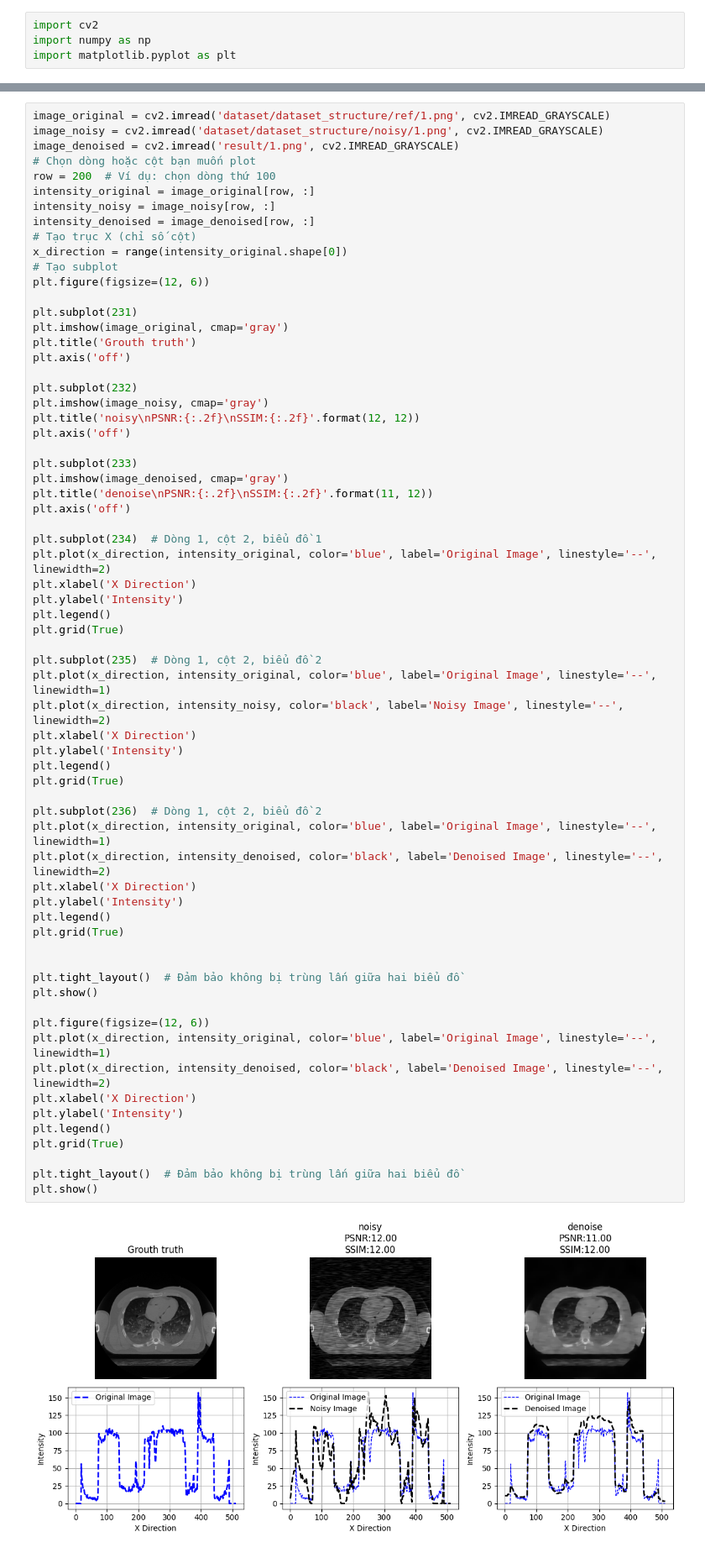
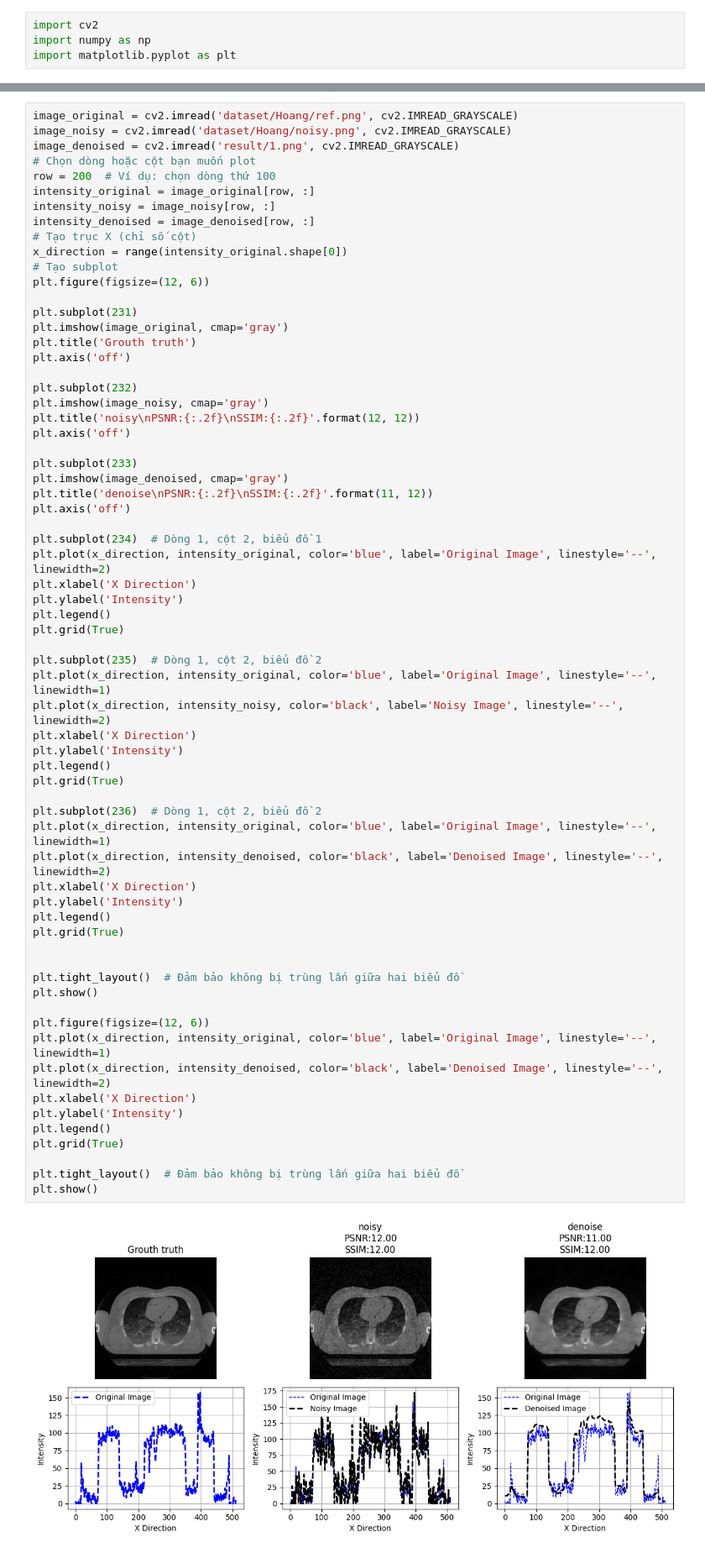
Before and after one commit to Graph-Total-Variation/PBL6-v1, a Jupyter notebook: deepgtv/2.ipynb, the cells around one changed output, grey strips where cells are left out. Shown at 84% size. Saved outputs shown, nothing was run; the diff lists cells and outputs as text.

```diff
--- a/deepgtv/2.ipynb
+++ b/deepgtv/2.ipynb
@@ -28,6 +75,6 @@ plt.show()
 # %%
-image_original = cv2.imread('dataset/dataset_structure/ref/1.png', cv2.IMREAD_GRAYSCALE)
-image_noisy = cv2.imread('dataset/dataset_structure/noisy/1.png', cv2.IMREAD_GRAYSCALE)
+image_original = cv2.imread('dataset/Hoang/ref.png', cv2.IMREAD_GRAYSCALE)
+image_noisy = cv2.imread('dataset/Hoang/noisy.png', cv2.IMREAD_GRAYSCALE)
 image_denoised = cv2.imread('result/1.png', cv2.IMREAD_GRAYSCALE)
 # Chọn dòng hoặc cột bạn muốn plot
 row = 200  # Ví dụ: chọn dòng thứ 100
@@ -65,31 +112,31 @@ plt.subplot(235)  # Dòng 1, cột 2, biểu đồ 2
 plt.plot(x_direction, intensity_original, color='blue', label='Original Image', linestyle='--', linewidth=1)
 plt.plot(x_direction, intensity_noisy, color='black', label='Noisy Image', linestyle='--', linewidth=2)
 plt.xlabel('X Direction')
 plt.ylabel('Intensity')
 plt.legend()
 plt.grid(True)
 
 plt.subplot(236)  # Dòng 1, cột 2, biểu đồ 2
 plt.plot(x_direction, intensity_original, color='blue', label='Original Image', linestyle='--', linewidth=1)
 plt.plot(x_direction, intensity_denoised, color='black', label='Denoised Image', linestyle='--', linewidth=2)
 plt.xlabel('X Direction')
 plt.ylabel('Intensity')
 plt.legend()
 plt.grid(True)
 
 
 plt.tight_layout()  # Đảm bảo không bị trùng lấn giữa hai biểu đồ
 plt.show()
 
 plt.figure(figsize=(12, 6))
 plt.plot(x_direction, intensity_original, color='blue', label='Original Image', linestyle='--', linewidth=1)
 plt.plot(x_direction, intensity_denoised, color='black', label='Denoised Image', linestyle='--', linewidth=2)
 plt.xlabel('X Direction')
 plt.ylabel('Intensity')
 plt.legend()
 plt.grid(True)
 
 plt.tight_layout()  # Đảm bảo không bị trùng lấn giữa hai biểu đồ
 plt.show()
 # %% [output]
-[figure, old version]
+[figure, new version]
```
Also changed, not shown: parts of 2 cells of this notebook, 1 other file.
